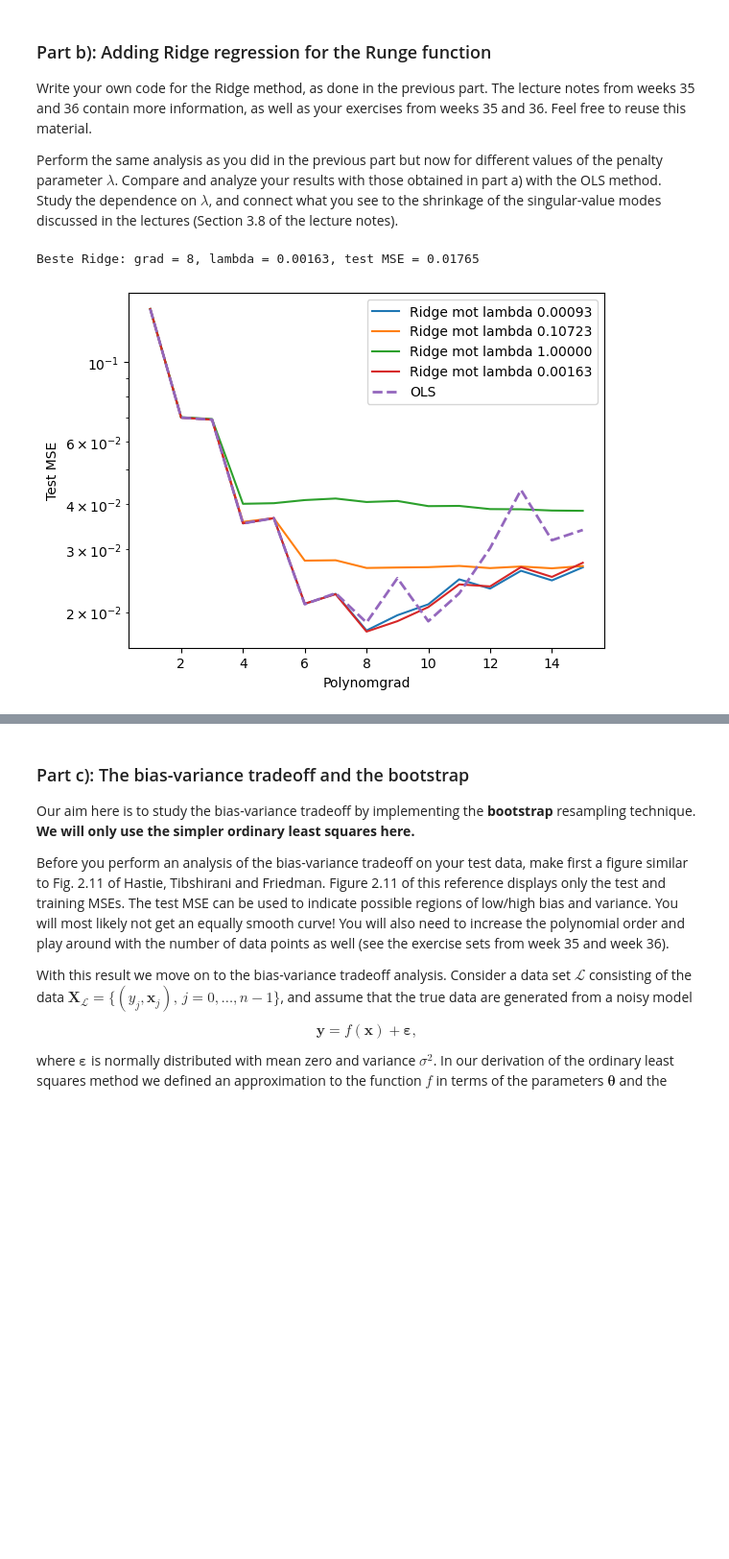
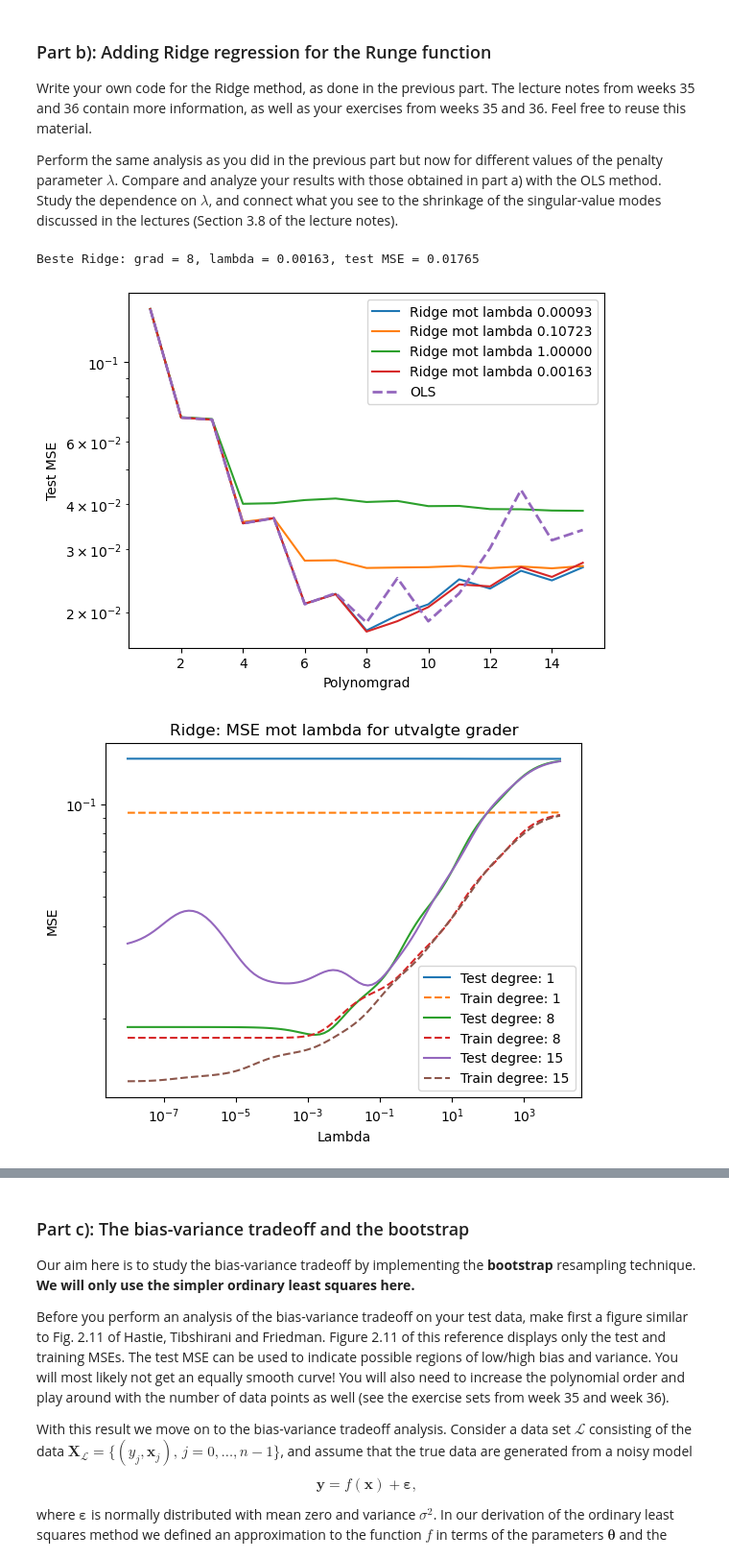
Before and after one commit to GardKL/Project1, a Jupyter notebook: Project1.ipynb, the cells around one changed output, grey strips where cells are left out. Shown at 96% size. Cells and saved outputs as stored; diff of their text form; code cells hidden in the pictures; blank space fills up the shorter version.

Commit message:
Plot

```diff
--- a/Project1.ipynb
+++ b/Project1.ipynb
@@ -354,31 +354,59 @@ best_flat_index = np.argmin(msetest_ridge_2d)
 best_i, best_j = np.unravel_index(best_flat_index, msetest_ridge_2d.shape)
 best_degree_ridge = degrees[best_i]
 print(f"Beste Ridge: grad = {best_degree_ridge}, lambda = {lmbdas[best_j]:.5f}, test MSE = {msetest_ridge_2d[best_i,best_j]:.5f}")
 #--------------------------------------------------
 
 prøve_lambda = [0.001, 0.1, 1]
 lambda_index = []
 
 #Sette opp en løkke for å få de lambda verdiene som er nærmest de vi er ute etter
 for target in prøve_lambda:
     verdier = np.argmin(np.abs(lmbdas - target))
     lambda_index.append(verdier)
 
 lambda_index.append(best_j)
 
 for j in lambda_index:
     plt.plot(degrees, msetest_ridge_2d[:,j], label =f"Ridge mot lambda {lmbdas[j]:.5f}")
 
 plt.plot(degrees, mse_test_list, label = "OLS", linestyle = "--", linewidth = 2)
 plt.yscale("log")
 plt.xlabel("Polynomgrad")
 plt.ylabel("Test MSE")
 plt.legend()
 plt.show()
 
 
 
-grader_å_vise =
+grader_å_vise = [0, best_i, len(degrees) - 1]
+
+
+for i in grader_å_vise:
+    plt.plot(lmbdas, msetest_ridge_2d[i,:] , label = f"Test degree: {degrees[i]}")
+    plt.plot(lmbdas, msetrain_ridge_2d[i,:], linestyle = "--",label = f"Train degree: {degrees[i]}")
+
+
+
+
+plt.xscale("log")
+plt.yscale("log")
+plt.xlabel("Lambda")
+plt.ylabel("MSE")
+plt.title("Ridge: MSE mot lambda for utvalgte grader")
+plt.legend()
+plt.show()
+
+for i in grader_å_vise:
+    plt.plot(lmbdas, r2test_ridge_2d[i,:] , label = f"Test degree: {degrees[i]}")
+    plt.plot(lmbdas, r2train_ridge_2d[i,:], linestyle = "--",label = f"Train degree: {degrees[i]}")
+
+plt.yscale("log")
+plt.xscale("log")
+plt.ylabel("R2-score")
+plt.xlabel("lambda")
+plt.legend()
+plt.show()
 # %% [output]
 Beste Ridge: grad = 8, lambda = 0.00163, test MSE = 0.01765
 [figure]
+[figure, added]
```
Also changed, not shown: parts of 1 cell of this notebook.
